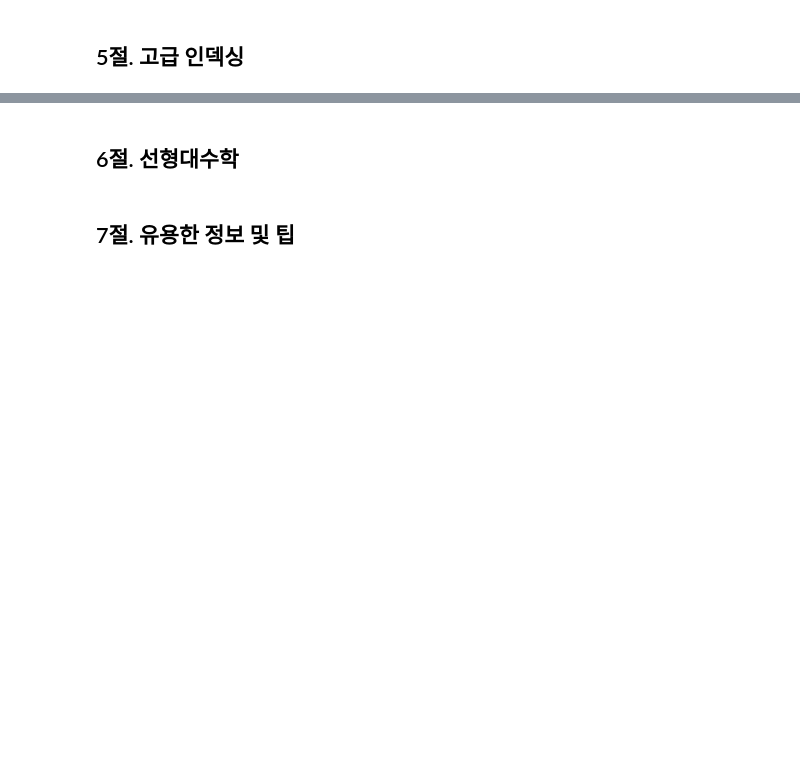
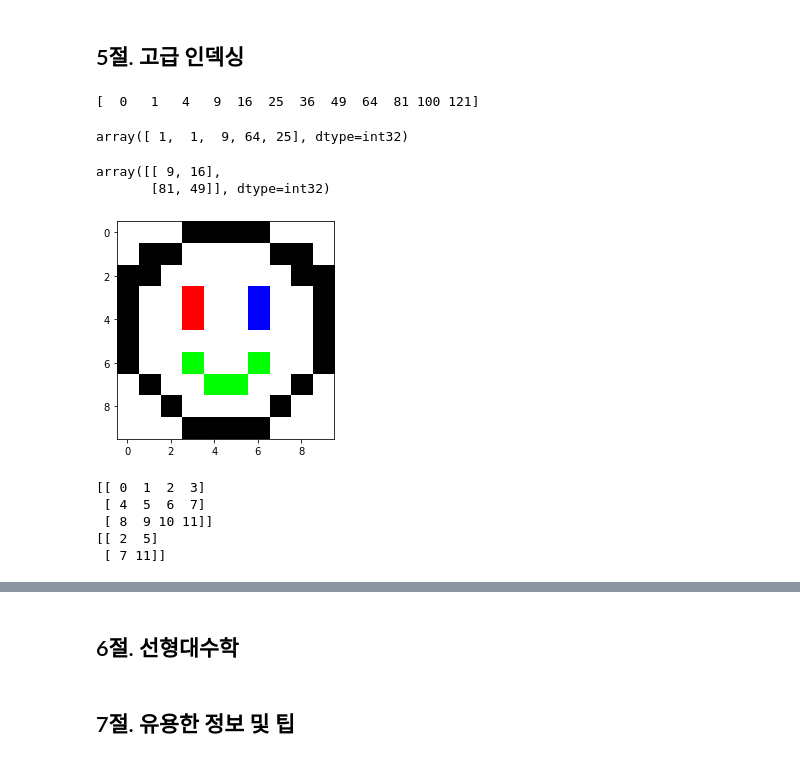
Before and after one commit to lucio-karin0506/SaltLux-Project, a Jupyter notebook: python data handling lecture/1장. N차원 배열 다루기.ipynb, the cells around one changed output, grey strips where cells are left out. Cells and saved outputs as stored; diff of their text form; code cells hidden in the pictures; blank space fills up the shorter version.

```diff
--- a/python data handling lecture/1장. N차원 배열 다루기.ipynb
+++ b/python data handling lecture/1장. N차원 배열 다루기.ipynb
@@ -399,2 +832,61 @@ array([[ 1.,  2.,  3.],
 # %% [markdown]
 ## 5절. 고급 인덱싱
+# %%
+a = np.arange(12)**2
+i = np.array([1, 1, 3, 8, 5])
+print(a)
+a[i]
+# %% [output]
+[  0   1   4   9  16  25  36  49  64  81 100 121]
+array([ 1,  1,  9, 64, 25], dtype=int32)
+# %%
+j = np.array([[3, 4], [9, 7]])
+a[j]
+# %% [output]
+array([[ 9, 16],
+       [81, 49]], dtype=int32)
+# %%
+# label image to color image
+palette = np.array([[ 0, 0, 0], # black
+                    [255, 0, 0], # red
+                    [ 0,255, 0], # green
+                    [ 0, 0,255], # blue
+                    [255,255,255]], # white
+                    dtype=np.uint8) # Unsigned int 형으로 타입을 지정함
+# %%
+image_index = np.array( [ [4,4,4,0,0,0,0,4,4,4],
+                            [4,0,0,4,4,4,4,0,0,4],
+                            [0,0,4,4,4,4,4,4,0,0],
+                            [0,4,4,1,4,4,3,4,4,0],
+                            [0,4,4,1,4,4,3,4,4,0],
+                            [0,4,4,4,4,4,4,4,4,0],
+                            [0,4,4,2,4,4,2,4,4,0],
+                            [4,0,4,4,2,2,4,4,0,4],
+                            [4,4,0,4,4,4,4,0,4,4],
+                            [4,4,4,0,0,0,0,4,4,4] ] )
+# %%
+image_data = palette[image_index]
+
+import matplotlib.pyplot as plt
+
+plt.imshow(image_data, interpolation='nearest')
+plt.show()
+# %% [output]
+[figure, added]
+# %%
+# 다차원 인덱싱
+a = np.arange(12).reshape(3, 4)
+print(a)
+
+ind_i = np.array([[0, 1],
+                 [1, 2]])
+ind_j = np.array([[2, 1],
+                 [3, 3]])
+
+print(a[ind_i, ind_j])
+# %% [output]
+[[ 0  1  2  3]
+ [ 4  5  6  7]
+ [ 8  9 10 11]]
+[[ 2  5]
+ [ 7 11]]
```
Also changed, not shown: parts of 65 cells of this notebook.
